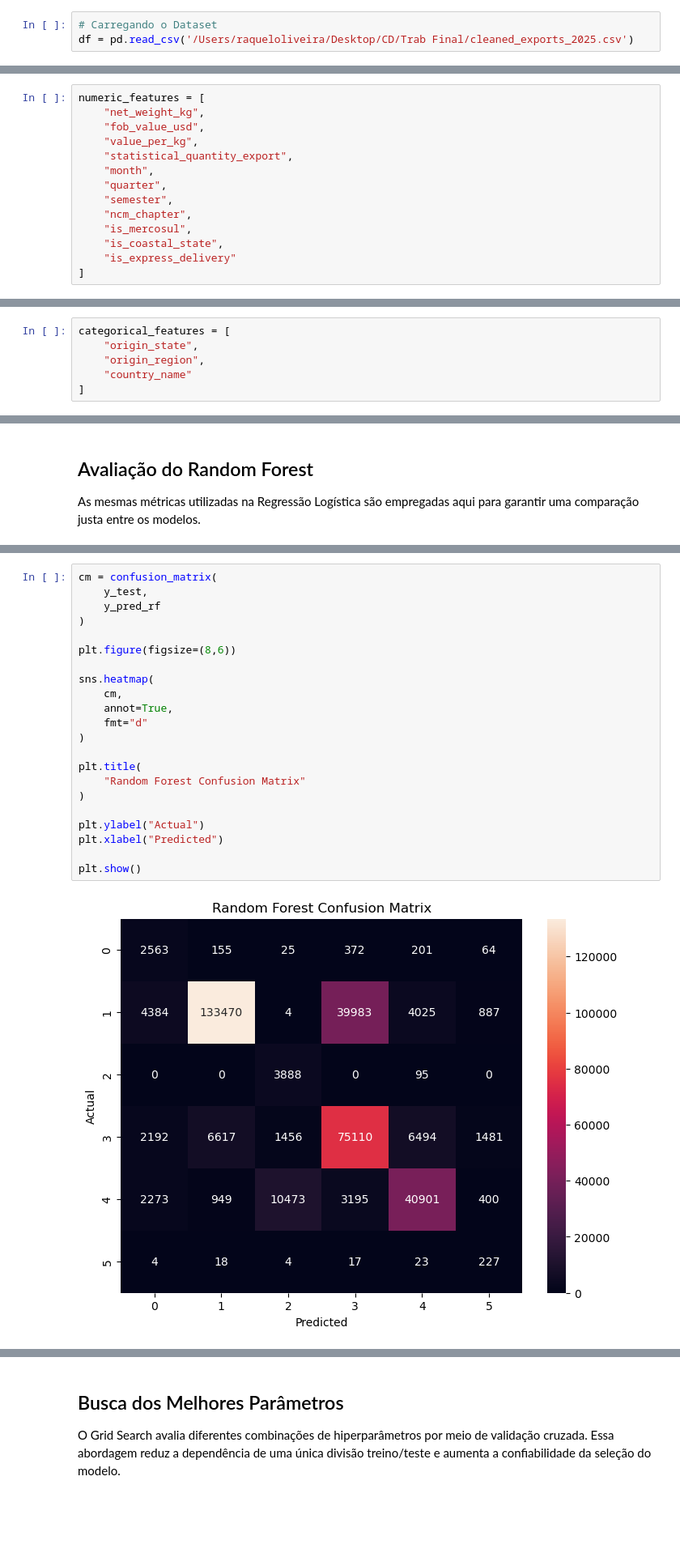
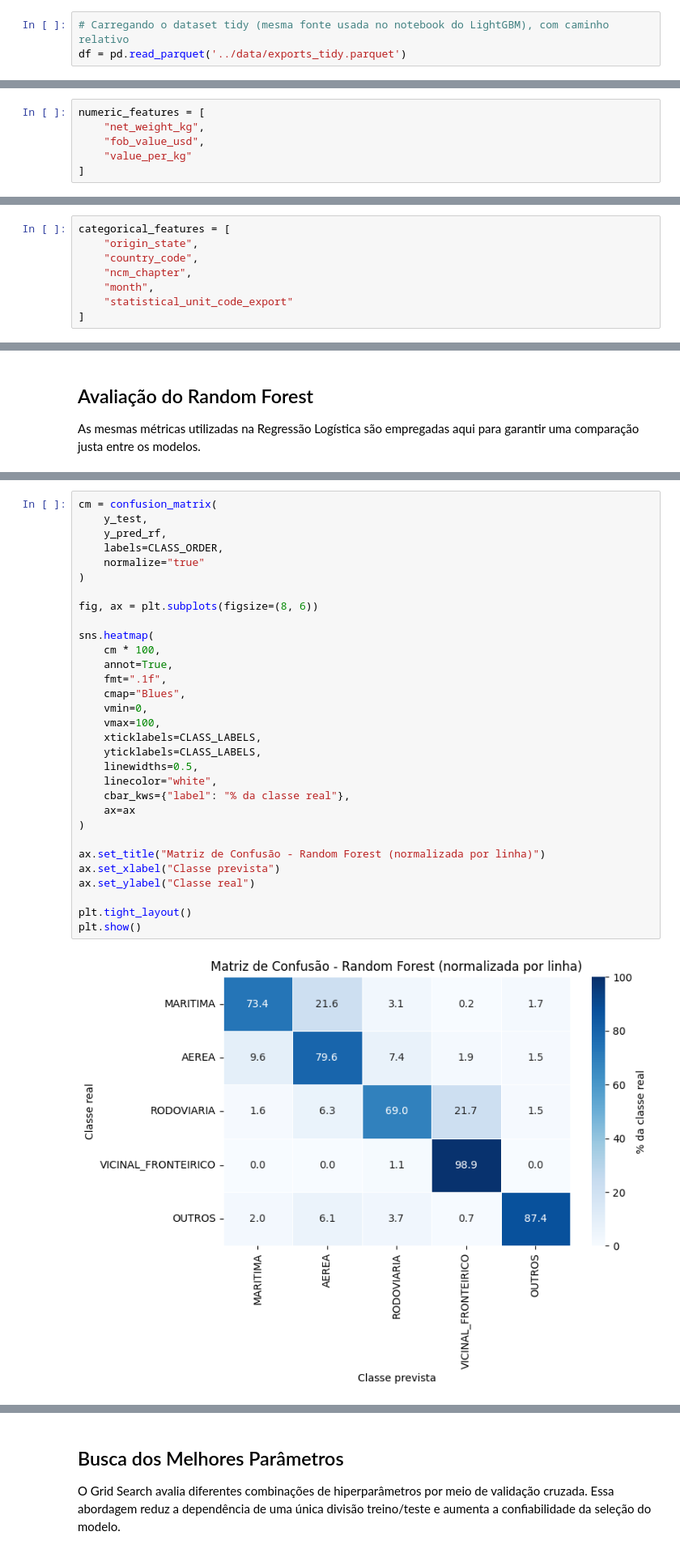
Before and after one commit to PamLissa/br-foreign-trade-analysis, a Jupyter notebook: milestone-4/notebooks/logreg_rf_modeling.ipynb, the cells around one changed output, grey strips where cells are left out. Shown at 81% size. Saved outputs shown, nothing was run; the diff lists cells and outputs as text; blank space fills up the shorter version.

```diff
--- a/milestone-4/notebooks/logreg_rf_modeling.ipynb
+++ b/milestone-4/notebooks/logreg_rf_modeling.ipynb
@@ -51,6 +49,6 @@ A base de dados utilizada nesta etapa corresponde ao conjunto tratado e enriquec
 # %%
-# Carregando o Dataset
-df = pd.read_csv('/Users/raqueloliveira/Desktop/CD/Trab Final/cleaned_exports_2025.csv')
+# Carregando o dataset tidy (mesma fonte usada no notebook do LightGBM), com caminho relativo
+df = pd.read_parquet('../data/exports_tidy.parquet')
 # %% [markdown]
 ## Análise da Variável Alvo
 
@@ -136,15 +159,7 @@ As variáveis numéricas representam características quantitativas da exportaç
 numeric_features = [
     "net_weight_kg",
     "fob_value_usd",
-    "value_per_kg",
-    "statistical_quantity_export",
-    "month",
-    "quarter",
-    "semester",
-    "ncm_chapter",
-    "is_mercosul",
-    "is_coastal_state",
-    "is_express_delivery"
+    "value_per_kg"
 ]
 # %% [markdown]
 ## Features Categóricas
@@ -152,8 +167,10 @@ As variáveis categóricas representam informações geográficas e comerciais,
 # %%
 categorical_features = [
     "origin_state",
-    "origin_region",
-    "country_name"
+    "country_code",
+    "ncm_chapter",
+    "month",
+    "statistical_unit_code_export"
 ]
 # %% [markdown]
 ## Target
@@ -490,24 +523,33 @@ A matriz de confusão apresenta os acertos e erros do modelo para cada classe. O
 # %%
 cm = confusion_matrix(
     y_test,
-    y_pred_rf
+    y_pred_rf,
+    labels=CLASS_ORDER,
+    normalize="true"
 )
 
-plt.figure(figsize=(8,6))
+fig, ax = plt.subplots(figsize=(8, 6))
 
 sns.heatmap(
-    cm,
+    cm * 100,
     annot=True,
-    fmt="d"
+    fmt=".1f",
+    cmap="Blues",
+    vmin=0,
+    vmax=100,
+    xticklabels=CLASS_LABELS,
+    yticklabels=CLASS_LABELS,
+    linewidths=0.5,
+    linecolor="white",
+    cbar_kws={"label": "% da classe real"},
+    ax=ax
 )
 
-plt.title(
-    "Random Forest Confusion Matrix"
-)
+ax.set_title("Matriz de Confusão - Random Forest (normalizada por linha)")
+ax.set_xlabel("Classe prevista")
+ax.set_ylabel("Classe real")
 
-plt.ylabel("Actual")
-plt.xlabel("Predicted")
-
+plt.tight_layout()
 plt.show()
 # %% [output]
-[figure, old version]
+[figure, new version]
```
Also changed, not shown: parts of 46 cells of this notebook.
